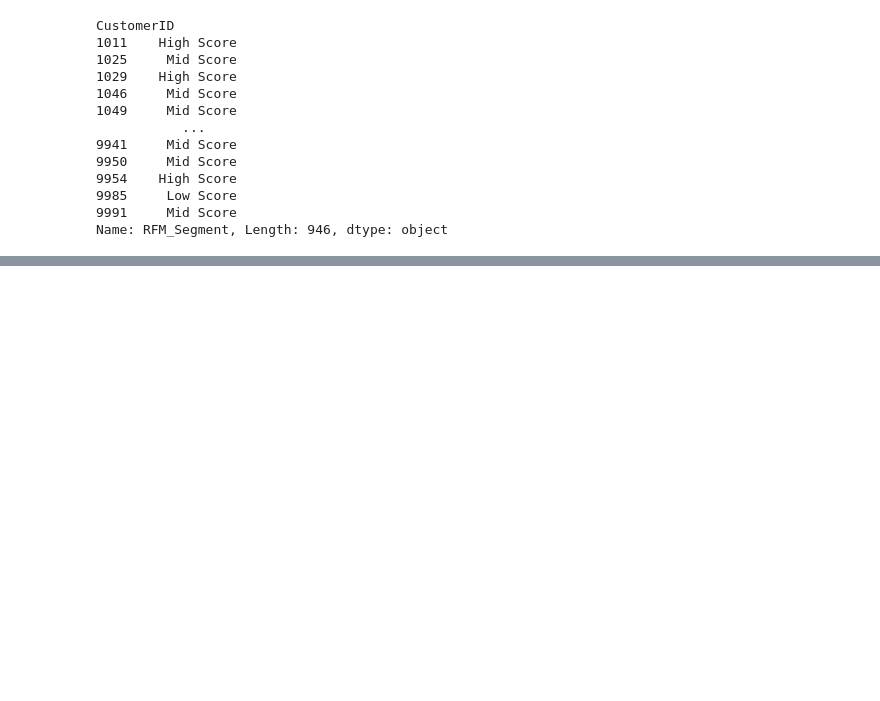
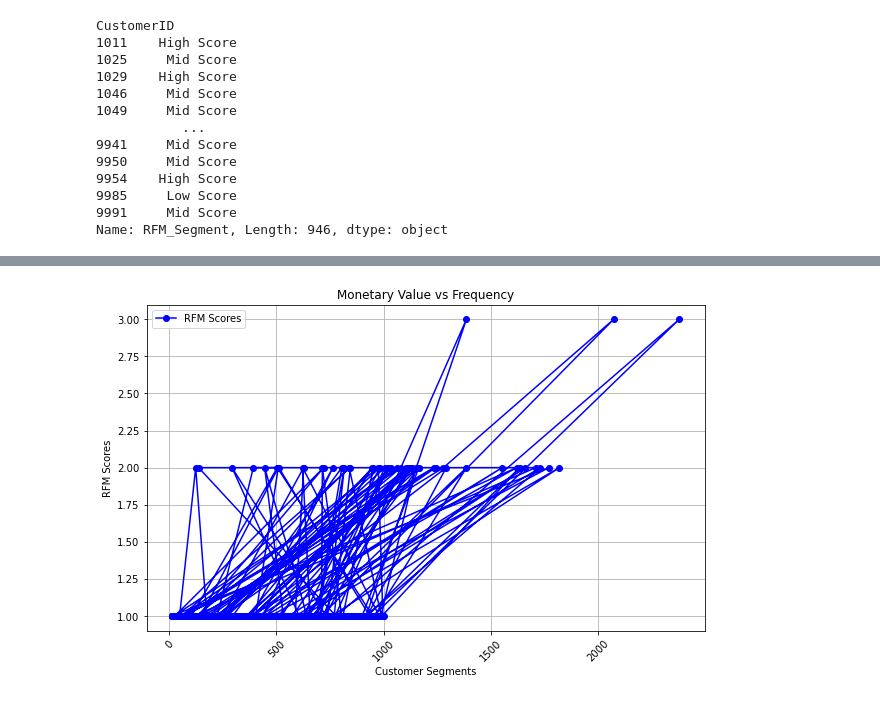
Before and after one commit to Moses-Morris/RFM-Data-Analysis, a Jupyter notebook: rfm_sales.ipynb, the cells around one changed output, grey strips where cells are left out. Saved outputs shown, nothing was run; the diff lists cells and outputs as text; code cells hidden in the pictures; blank space fills up the shorter version.

```diff
--- a/rfm_sales.ipynb
+++ b/rfm_sales.ipynb
@@ -227,0 +261,18 @@ KeyError: 946
+# %%
+
+plt.figure(figsize=(10, 6))
+
+# Create a line chart for RFM scores vs customer segments
+
+plt.plot(rfmDataFrame['monetary_value'],rfmDataFrame['frequency'], marker='o', color='b', label='RFM Scores')
+
+# Customize the plot
+plt.title('Monetary Value vs Frequency')
+plt.xlabel('Customer Segments')
+plt.ylabel('RFM Scores')
+plt.legend()
+plt.grid(True)
+plt.xticks(rotation=45)  # Rotate x-axis labels for better visibility
+plt.show()
+# %% [output]
+[figure, added]
```
Also changed, not shown: parts of 6 cells of this notebook, 2 other files.
